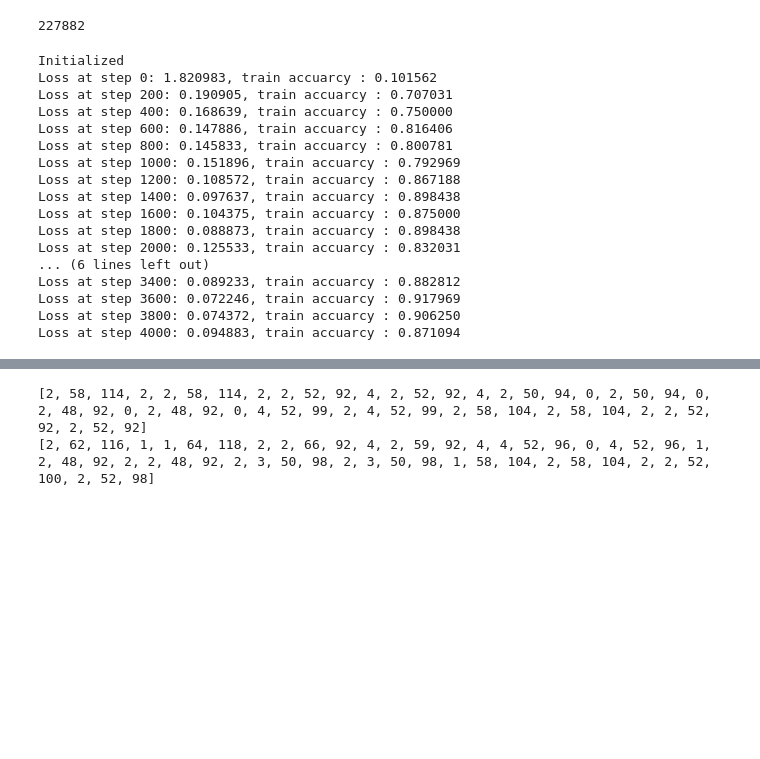
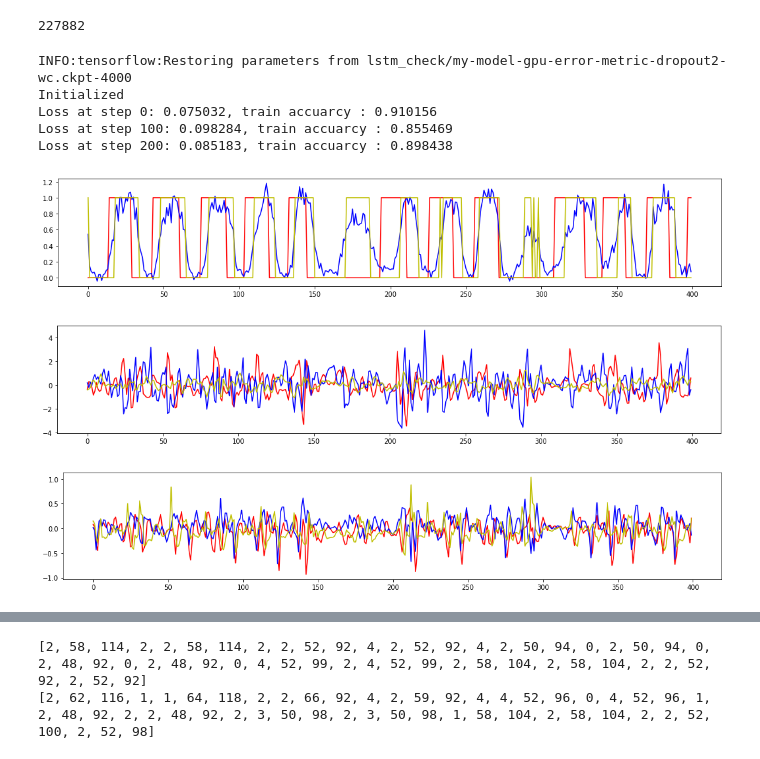
Before and after one commit to czyi/StepCounting, a Jupyter notebook: lstm_wc.ipynb, the cells around one changed output, grey strips where cells are left out. Drawn from its saved outputs; the diff is of its cells as text; code cells hidden in the pictures; blank space fills up the shorter version.

```diff
--- a/lstm_wc.ipynb
+++ b/lstm_wc.ipynb
@@ -284,25 +285,25 @@ def cal_accuarcy(y, _y):
     return count*1.0/len(y)
 #     print("train accuarcy : ", count/len(y))
 # %%
-training_steps = 4001
+training_steps = 201
 
 config = tf.ConfigProto(allow_soft_placement=True)
 # config.gpu_options.allocator_type = 'BFC'
 # config.gpu_options.per_process_gpu_memory_fraction = 0.40
 with tf.Session(graph=graph, config=config) as session:
 #     saver.restore(session, tf.train.latest_checkpoint('lstm_check'))
-#     saver.restore(session, "lstm_check/my-model-gpu-error-metric-dropout2.ckpt-6000")
-    tf.global_variables_initializer().run()
+    saver.restore(session, "lstm_check/my-model-gpu-error-metric-dropout2-wc.ckpt-4000")
+#     tf.global_variables_initializer().run()
     print('Initialized')
     for step in range(training_steps):
         feed_dict = {X: train_x[batch_start:batch_start+batch_size], Y: train_y[batch_start:batch_start+batch_size]}
         _, l, predictions, m = session.run([optimizer, loss, logits, mean_train], feed_dict = feed_dict)
-        if (step % 200 == 0):
+        if (step % 100 == 0):
             train_accuarcy = cal_accuarcy(train_y[batch_start:batch_start+batch_size], predictions)
             print('Loss at step %d: %f, train accuarcy : %f' % (step, l, train_accuarcy))
             #train accuarcy
         if (step % 1000 == 0):
-            saver.save(session, 'lstm_check/my-model-gpu-error-metric-dropout2-wc.ckpt', global_step=step)
+            saver.save(session, 'lstm_check/my-model-gpu-error-metric-dropout2-wc.ckpt', global_step=step+4000)
         batch_start += batch_size
         if(batch_start>=train_length):
             batch_start -=train_length
@@ -315,21 +316,38 @@ with tf.Session(graph=graph, config=config) as session:
         test_loss.append(test_loss_part)
         test_logits.append(test_logits_part)
 # %% [output]
+INFO:tensorflow:Restoring parameters from lstm_check/my-model-gpu-error-metric-dropout2-wc.ckpt-4000
 Initialized
-Loss at step 0: 1.820983, train accuarcy : 0.101562
-Loss at step 200: 0.190905, train accuarcy : 0.707031
-Loss at step 400: 0.168639, train accuarcy : 0.750000
-Loss at step 600: 0.147886, train accuarcy : 0.816406
-Loss at step 800: 0.145833, train accuarcy : 0.800781
-Loss at step 1000: 0.151896, train accuarcy : 0.792969
-Loss at step 1200: 0.108572, train accuarcy : 0.867188
-Loss at step 1400: 0.097637, train accuarcy : 0.898438
-Loss at step 1600: 0.104375, train accuarcy : 0.875000
-Loss at step 1800: 0.088873, train accuarcy : 0.898438
-Loss at step 2000: 0.125533, train accuarcy : 0.832031
-... (6 lines left out)
-Loss at step 3400: 0.089233, train accuarcy : 0.882812
-Loss at step 3600: 0.072246, train accuarcy : 0.917969
-Loss at step 3800: 0.074372, train accuarcy : 0.906250
-Loss at step 4000: 0.094883, train accuarcy : 0.871094
+Loss at step 0: 0.075032, train accuarcy : 0.910156
+Loss at step 100: 0.098284, train accuarcy : 0.855469
+Loss at step 200: 0.085183, train accuarcy : 0.898438
+# %%
+plt.figure(figsize=(18, 3))
+good=10
+bad=5
+start= 50
+end = 450
+index = bad
+plt.plot([i[0] for i in test_y[index][start:end]], 'r')
+plt.plot([i[0] for i in test_logits[index][start:end]], 'b')
+plt.plot([round(i[0]) for i in test_logits[index][start:end]], 'y')
+plt.show()
+
+#rotationRateX,rotationRateY,rotationRateZ,
+#userAccelerationX,userAccelerationY,userAccelerationZ
+plt.figure(figsize=(18, 3))
+plt.plot([i[-1][0] for i in test_x[index][start:end]], 'r')
+plt.plot([i[-1][1] for i in test_x[index][start:end]], 'b')
+plt.plot([i[-1][2] for i in test_x[index][start:end]], 'y')
+plt.show()
+
+plt.figure(figsize=(18, 3))
+plt.plot([i[-1][3] for i in test_x[index][start:end]], 'r')
+plt.plot([i[-1][4] for i in test_x[index][start:end]], 'b')
+plt.plot([i[-1][5] for i in test_x[index][start:end]], 'y')
+plt.show()
+# %% [output]
+[figure, added]
+[figure, added]
+[figure, added]
 # %%
```
Also changed, not shown: parts of 9 cells of this notebook, 4 other files.
